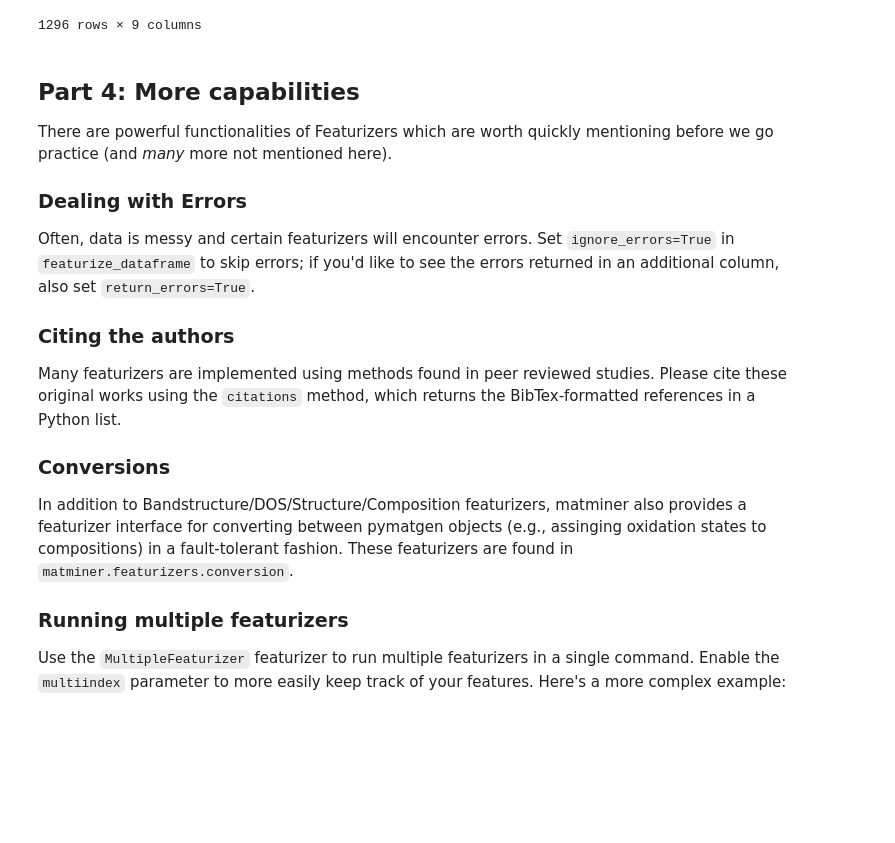
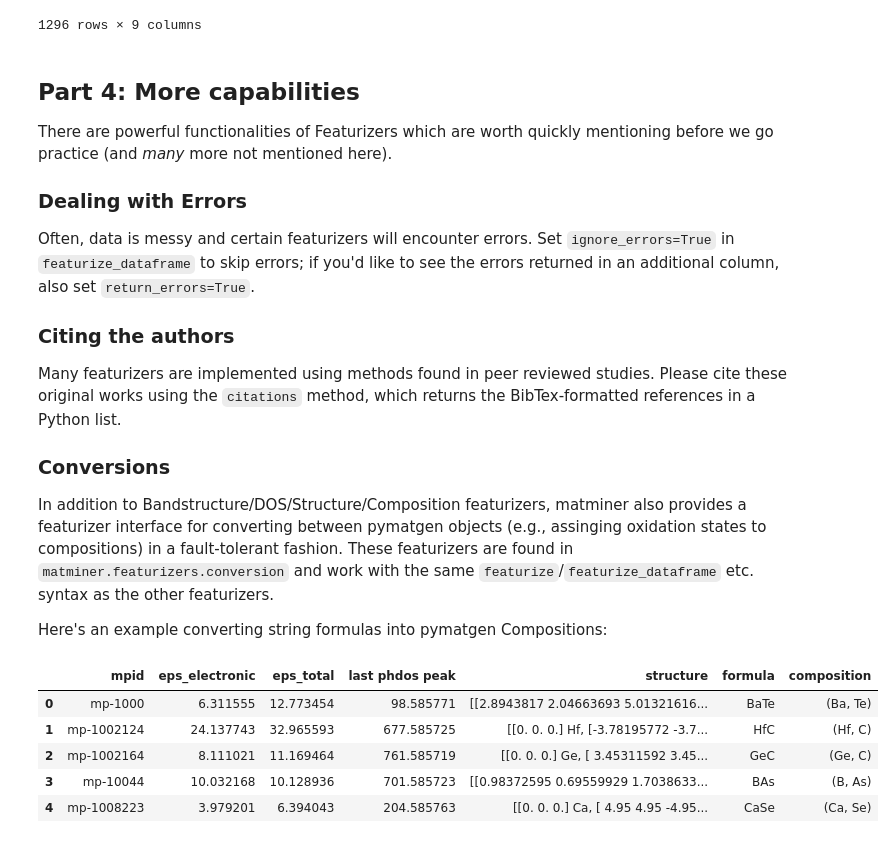
Before and after one commit to materialsproject/workshop, a Jupyter notebook: lessons/matminer/unit-2-notes.ipynb, the cells around one changed output. Saved outputs shown, nothing was run; the diff lists cells and outputs as text; code cells hidden in the pictures; blank space fills up the shorter version.

```diff
--- a/lessons/matminer/unit-2-notes.ipynb
+++ b/lessons/matminer/unit-2-notes.ipynb
@@ -231,7 +231,17 @@ Often, data is messy and certain featurizers will encounter errors. Set `ignore_
 Many featurizers are implemented using methods found in peer reviewed studies. Please cite these original works using the `citations` method, which returns the BibTex-formatted references in a Python list.
 
 ### Conversions
-In addition to Bandstructure/DOS/Structure/Composition featurizers, matminer also provides a featurizer interface for converting between pymatgen objects (e.g., assinging oxidation states to compositions) in a fault-tolerant fashion. These featurizers are found in `matminer.featurizers.conversion`.
+In addition to Bandstructure/DOS/Structure/Composition featurizers, matminer also provides a featurizer interface for converting between pymatgen objects (e.g., assinging oxidation states to compositions) in a fault-tolerant fashion. These featurizers are found in `matminer.featurizers.conversion` and work with the same `featurize`/`featurize_dataframe` etc. syntax as the other featurizers.
 
-### Running multiple featurizers
-Use the `MultipleFeaturizer` featurizer to run multiple featurizers in a single command. Enable the `multiindex` parameter to more easily keep track of your features. Here's a more complex example:
+Here's an example converting string formulas into pymatgen Compositions:
+# %%
+from matminer.featurizers.conversions import StrToComposition
+df_structures = StrToComposition().featurize_dataframe(df_structures, "formula")
+df_structures.head()
+# %% [output]
+|  | mpid | eps_electronic | eps_total | last phdos peak | structure | formula | composition |
+| 0 | mp-1000 | 6.311555 | 12.773454 | 98.585771 | [[2.8943817 2.04663693 5.01321616... | BaTe | (Ba, Te) |
+| 1 | mp-1002124 | 24.137743 | 32.965593 | 677.585725 | [[0. 0. 0.] Hf, [-3.78195772 -3.7... | HfC | (Hf, C) |
+| 2 | mp-1002164 | 8.111021 | 11.169464 | 761.585719 | [[0. 0. 0.] Ge, [ 3.45311592 3.45... | GeC | (Ge, C) |
+| 3 | mp-10044 | 10.032168 | 10.128936 | 701.585723 | [[0.98372595 0.69559929 1.7038633... | BAs | (B, As) |
+| 4 | mp-1008223 | 3.979201 | 6.394043 | 204.585763 | [[0. 0. 0.] Ca, [ 4.95 4.95 -4.95... | CaSe | (Ca, Se) |
```
Also changed, not shown: parts of 11 cells of this notebook, 1 other file.
